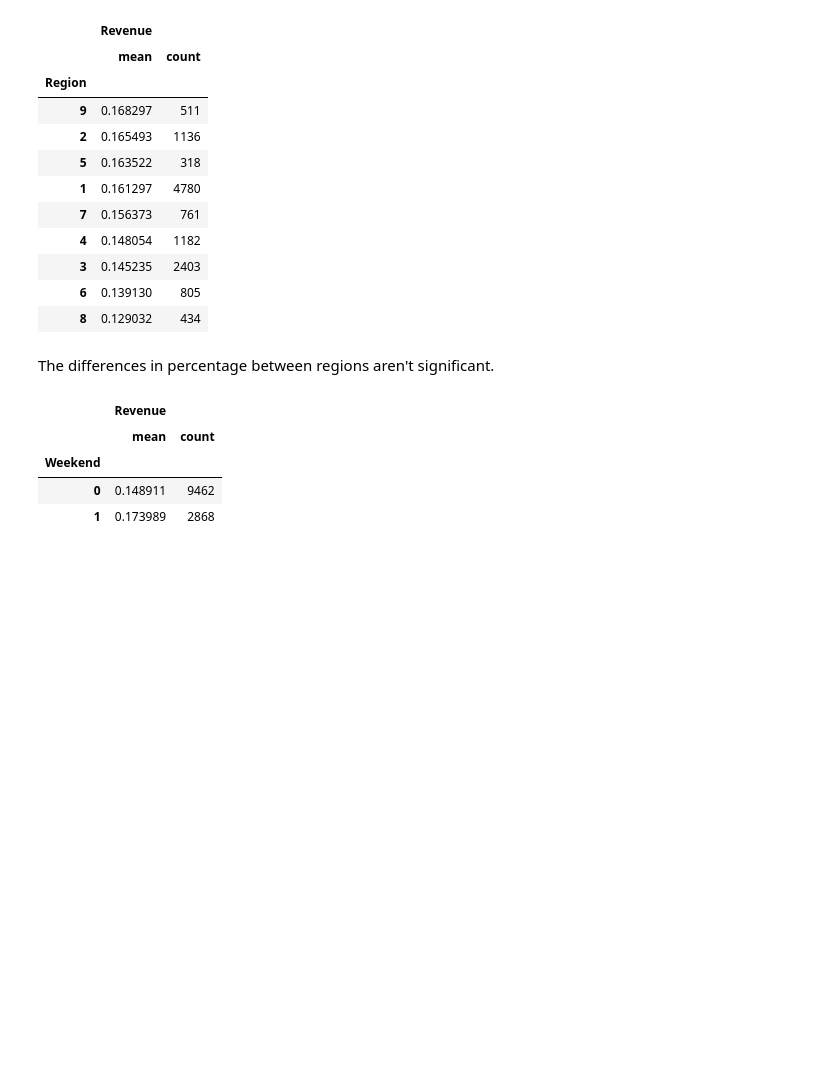
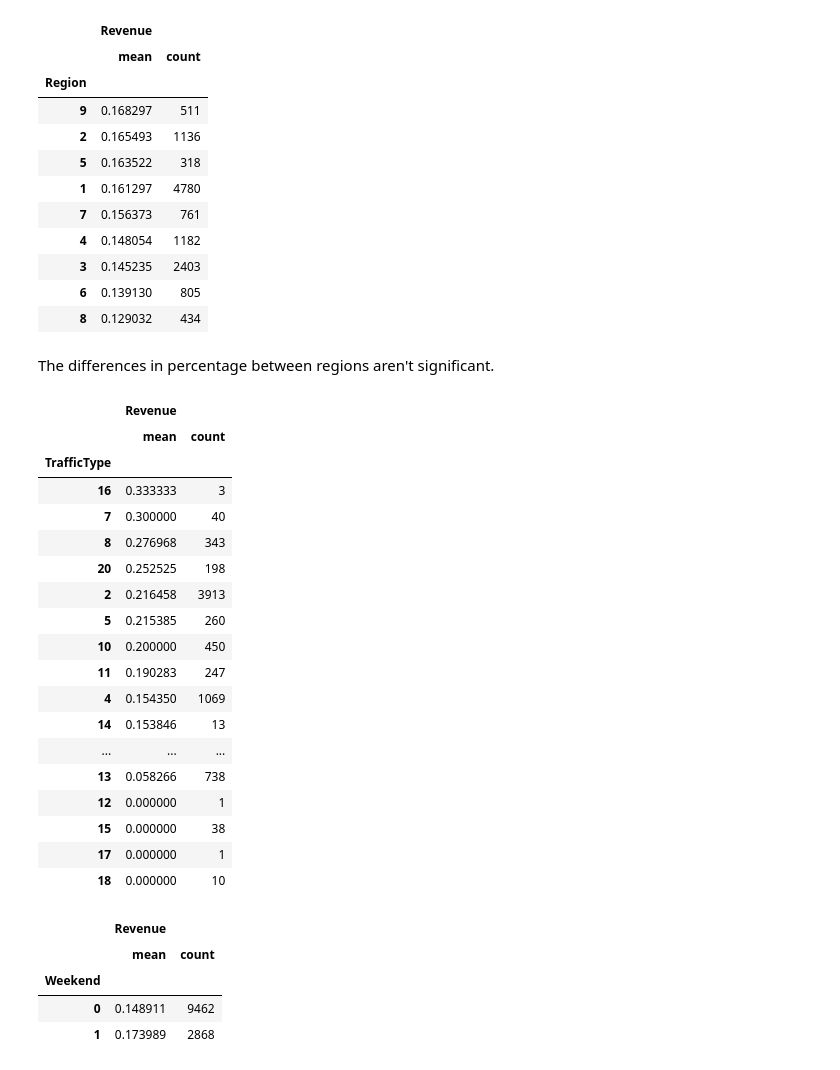
Before and after one commit to hmnguyen1067/E-Commerce-Revenue-Prediction, a Jupyter notebook: notebook.ipynb, the cells around one changed output. Saved outputs shown, nothing was run; the diff lists cells and outputs as text; code cells hidden in the pictures; blank space fills up the shorter version.

```diff
--- a/notebook.ipynb
+++ b/notebook.ipynb
@@ -162,6 +179,34 @@ We can see that the percentages in the later half of the year is better than the
 | 8 | 0.129032 | 434 |
 # %% [markdown]
 The differences in percentage between regions aren't significant.
+# %%
+# The percentage of which Revenue is true given by TrafficType attribute with count and sorted
+(
+    fullData
+    .groupby("TrafficType")
+    .agg({'Revenue': ['mean', 'count']})
+    .sort_values([('Revenue', 'mean')], ascending = False)
+)
+# %% [output]
+|  | Revenue |  |
+|  | mean | count |
+| TrafficType |  |  |
+| 16 | 0.333333 | 3 |
+| 7 | 0.300000 | 40 |
+| 8 | 0.276968 | 343 |
+| 20 | 0.252525 | 198 |
+| 2 | 0.216458 | 3913 |
+| 5 | 0.215385 | 260 |
+| 10 | 0.200000 | 450 |
+| 11 | 0.190283 | 247 |
+| 4 | 0.154350 | 1069 |
+| 14 | 0.153846 | 13 |
+| ... | ... | ... |
+| 13 | 0.058266 | 738 |
+| 12 | 0.000000 | 1 |
+| 15 | 0.000000 | 38 |
+| 17 | 0.000000 | 1 |
+| 18 | 0.000000 | 10 |
 # %%
 # The percentage of which Revenue is true given by Weekend attribute
 (
```
Also changed, not shown: parts of 22 cells of this notebook, 1 other file.
